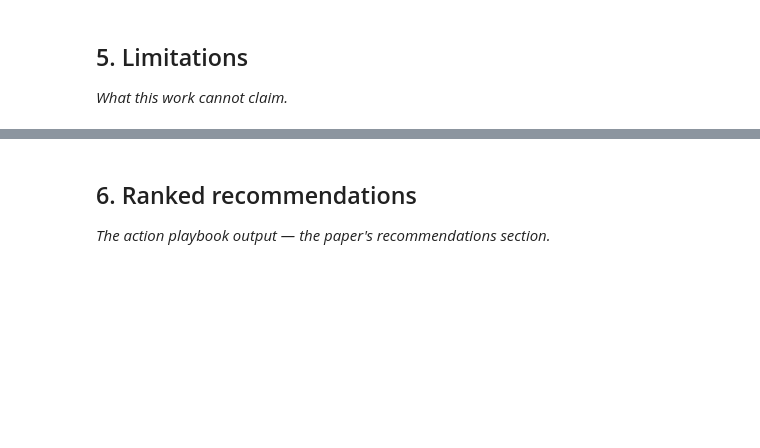
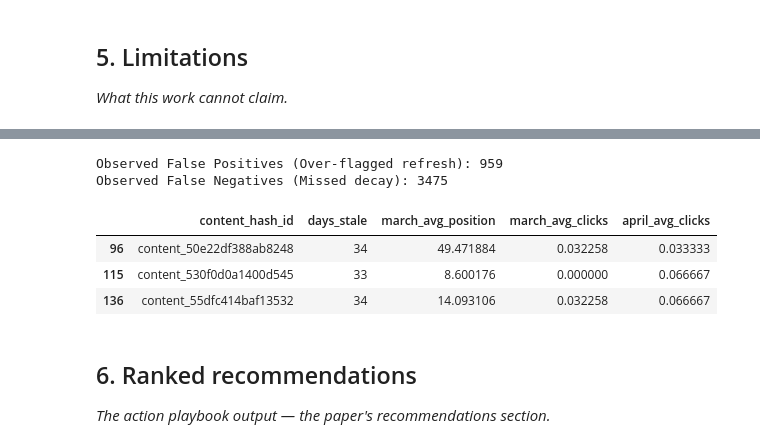
Before and after one commit to abdul-ITexpert/flyrank-internship-week1, a Jupyter notebook: work/notebooks/capstone.ipynb, the cells around one changed output, grey strips where cells are left out. Cells and saved outputs as stored; diff of their text form; code cells hidden in the pictures; blank space fills up the shorter version.

```diff
--- a/work/notebooks/capstone.ipynb
+++ b/work/notebooks/capstone.ipynb
@@ -29,3 +244,21 @@ This skeleton is yours to fill. Work the sections **in order** — each one has
+# %%
+# Audit Validation Failure Modes
+val_df['model_pred'] = val_pred
+val_df['model_prob'] = val_prob
+
+false_positives = val_df[(val_df['needs_refresh_target'] == 0) & (val_df['model_pred'] == 1)]
+false_negatives = val_df[(val_df['needs_refresh_target'] == 1) & (val_df['model_pred'] == 0)]
+
+print(f"Observed False Positives (Over-flagged refresh): {len(false_positives)}")
+print(f"Observed False Negatives (Missed decay): {len(false_negatives)}")
+display(false_positives[['content_hash_id', 'days_stale', 'march_avg_position', 'march_avg_clicks', 'april_avg_clicks']].head(3))
+# %% [output]
+Observed False Positives (Over-flagged refresh): 959
+Observed False Negatives (Missed decay): 3475
+|  | content_hash_id | days_stale | march_avg_position | march_avg_clicks | april_avg_clicks |
+| 96 | content_50e22df388ab8248 | 34 | 49.471884 | 0.032258 | 0.033333 |
+| 115 | content_530f0d0a1400d545 | 33 | 8.600176 | 0.000000 | 0.066667 |
+| 136 | content_55dfc414baf13532 | 34 | 14.093106 | 0.032258 | 0.066667 |
 # %% [markdown]
 ## 6. Ranked recommendations
 
```
Also changed, not shown: parts of 14 cells of this notebook.
